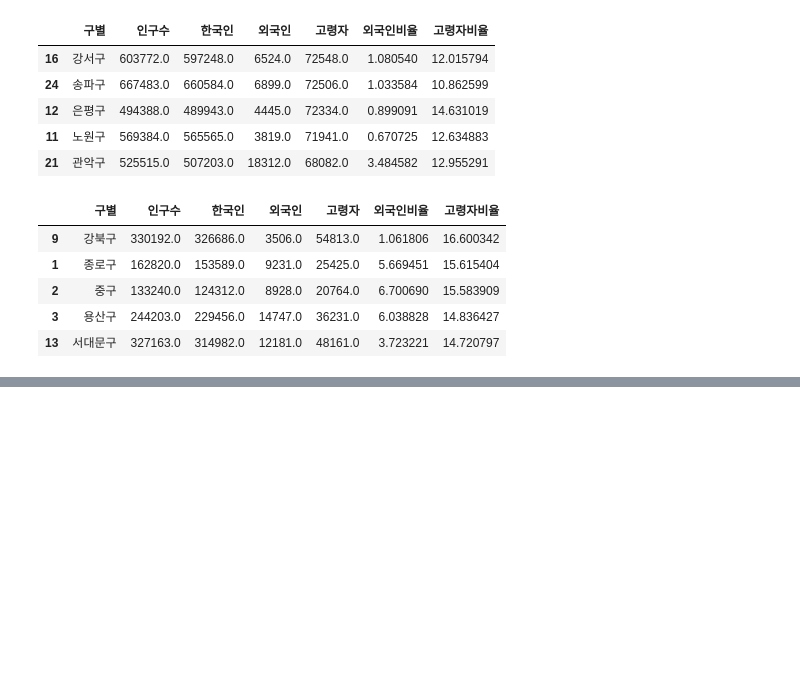
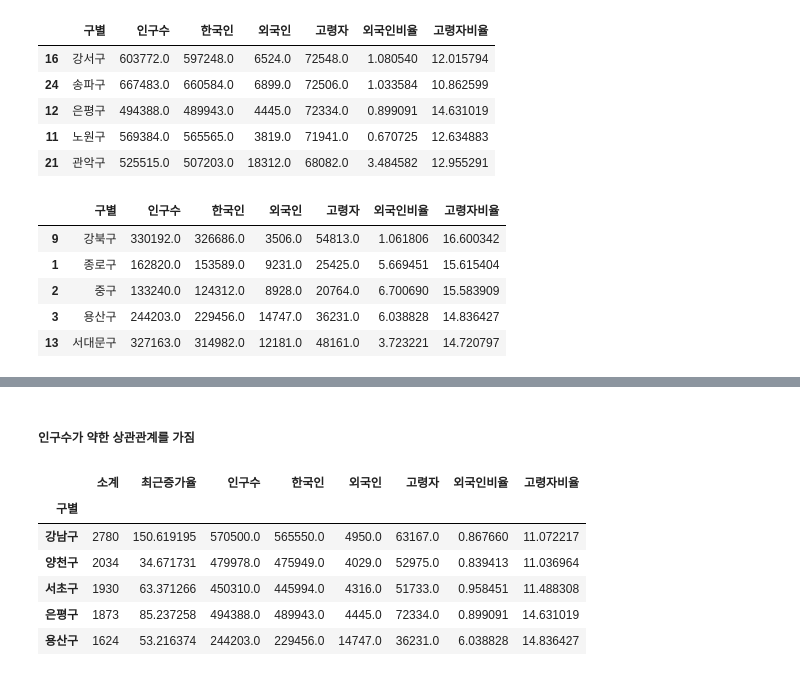
Before and after one commit to ESENS12/DataScience, a Jupyter notebook: CCTV_in_Seoul.ipynb, the cells around one changed output, grey strips where cells are left out. Cells and saved outputs as stored; diff of their text form; code cells hidden in the pictures; blank space fills up the shorter version.

```diff
--- a/CCTV_in_Seoul.ipynb
+++ b/CCTV_in_Seoul.ipynb
@@ -200,0 +252,12 @@ pop_Seoul.sort_values(by='고령자비율', ascending=False).head(5)
+# %% [markdown]
+##### 인구수가 약한 상관관계를 가짐
+# %%
+data_result.sort_values(by='소계', ascending=False).head(5)
+# %% [output]
+|  | 소계 | 최근증가율 | 인구수 | 한국인 | 외국인 | 고령자 | 외국인비율 | 고령자비율 |
+| 구별 |  |  |  |  |  |  |  |  |
+| 강남구 | 2780 | 150.619195 | 570500.0 | 565550.0 | 4950.0 | 63167.0 | 0.867660 | 11.072217 |
+| 양천구 | 2034 | 34.671731 | 479978.0 | 475949.0 | 4029.0 | 52975.0 | 0.839413 | 11.036964 |
+| 서초구 | 1930 | 63.371266 | 450310.0 | 445994.0 | 4316.0 | 51733.0 | 0.958451 | 11.488308 |
+| 은평구 | 1873 | 85.237258 | 494388.0 | 489943.0 | 4445.0 | 72334.0 | 0.899091 | 14.631019 |
+| 용산구 | 1624 | 53.216374 | 244203.0 | 229456.0 | 14747.0 | 36231.0 | 6.038828 | 14.836427 |
```
Also changed, not shown: parts of 5 cells of this notebook.
